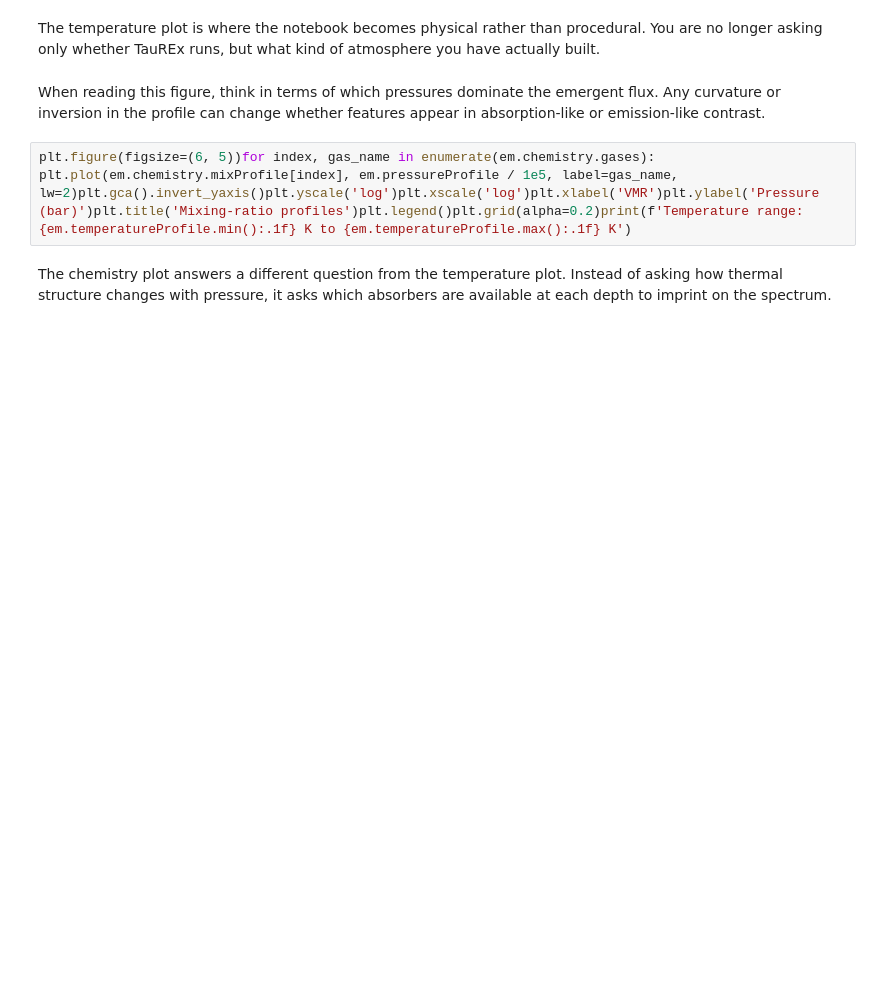
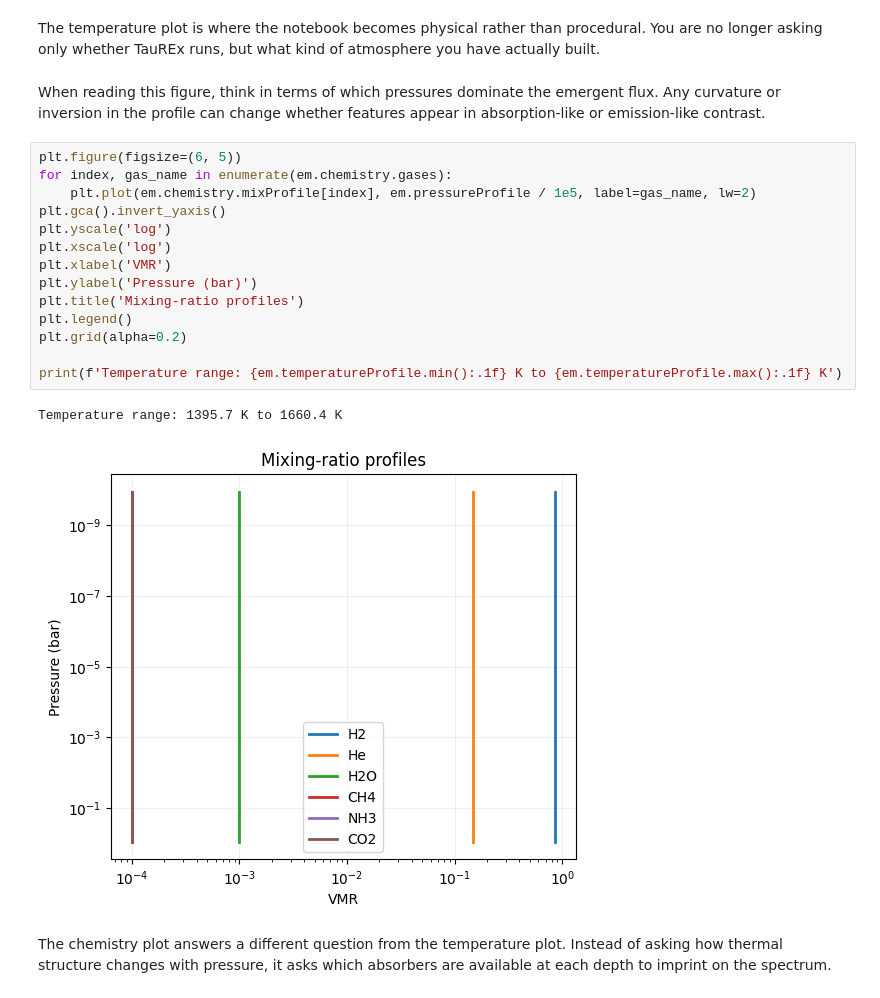
Before and after one commit to eScience-TauRex/taurex3, a Jupyter notebook: examples/notebooks/07_inspecting_profiles.ipynb, the cells around one changed output. Drawn from its saved outputs; the diff is of its cells as text; blank space fills up the shorter version.

```diff
--- a/examples/notebooks/07_inspecting_profiles.ipynb
+++ b/examples/notebooks/07_inspecting_profiles.ipynb
@@ -11,6 +42,21 @@ The temperature plot is where the notebook becomes physical rather than procedur
 # %% [markdown]
 When reading this figure, think in terms of which pressures dominate the emergent flux. Any curvature or inversion in the profile can change whether features appear in absorption-like or emission-like contrast.
 # %%
-plt.figure(figsize=(6, 5))for index, gas_name in enumerate(em.chemistry.gases):    plt.plot(em.chemistry.mixProfile[index], em.pressureProfile / 1e5, label=gas_name, lw=2)plt.gca().invert_yaxis()plt.yscale('log')plt.xscale('log')plt.xlabel('VMR')plt.ylabel('Pressure (bar)')plt.title('Mixing-ratio profiles')plt.legend()plt.grid(alpha=0.2)print(f'Temperature range: {em.temperatureProfile.min():.1f} K to {em.temperatureProfile.max():.1f} K')
+plt.figure(figsize=(6, 5))
+for index, gas_name in enumerate(em.chemistry.gases):
+    plt.plot(em.chemistry.mixProfile[index], em.pressureProfile / 1e5, label=gas_name, lw=2)
+plt.gca().invert_yaxis()
+plt.yscale('log')
+plt.xscale('log')
+plt.xlabel('VMR')
+plt.ylabel('Pressure (bar)')
+plt.title('Mixing-ratio profiles')
+plt.legend()
+plt.grid(alpha=0.2)
+
+print(f'Temperature range: {em.temperatureProfile.min():.1f} K to {em.temperatureProfile.max():.1f} K')
+# %% [output]
+Temperature range: 1395.7 K to 1660.4 K
+[figure, added]
 # %% [markdown]
 The chemistry plot answers a different question from the temperature plot. Instead of asking how thermal structure changes with pressure, it asks which absorbers are available at each depth to imprint on the spectrum.
```
Also changed, not shown: parts of 2 cells of this notebook, 6 other files.
